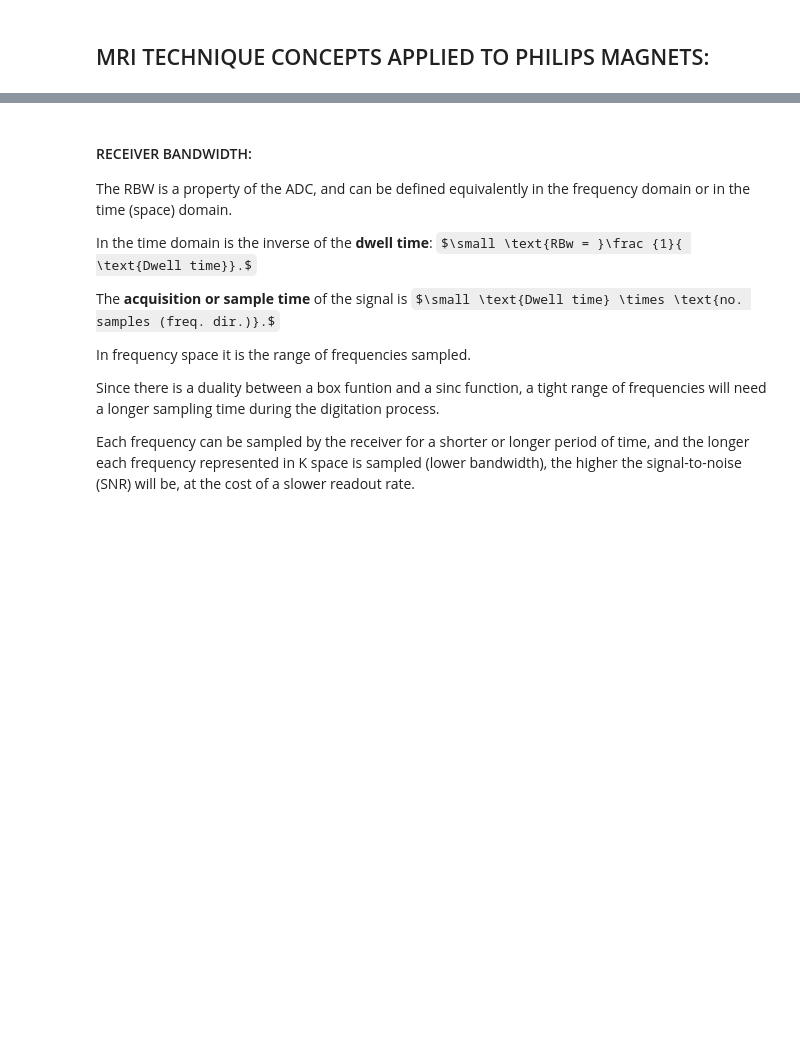
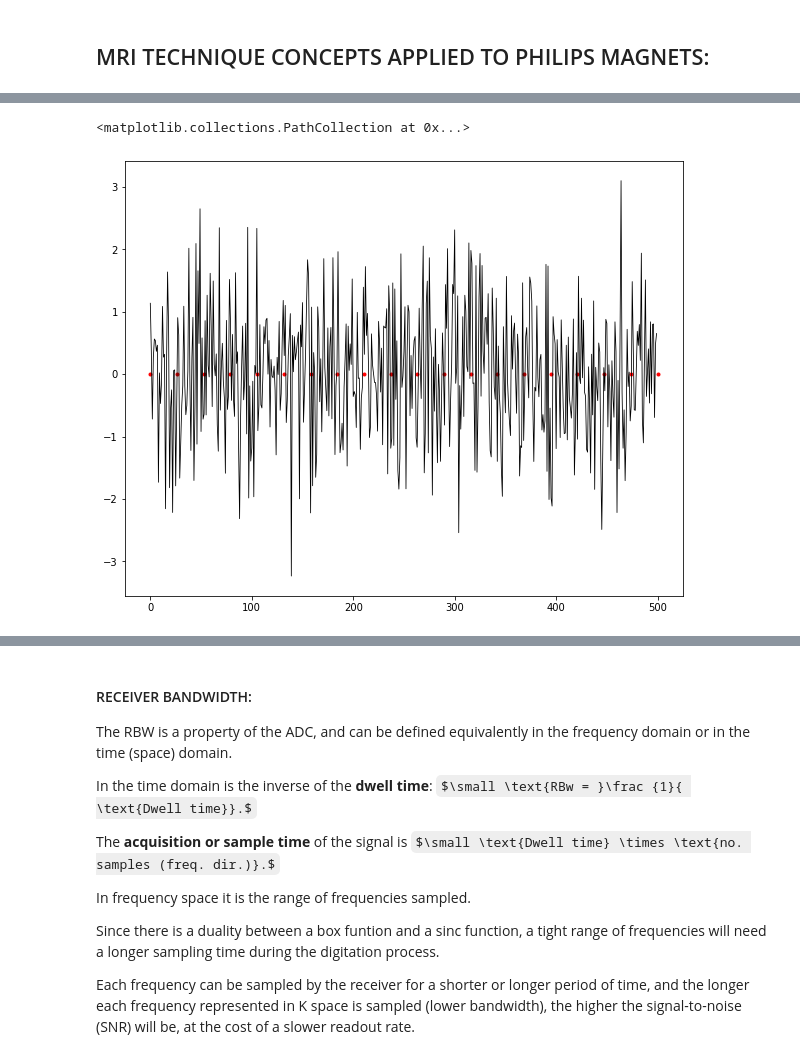
Before and after one commit to RInterested/MRI, a Jupyter notebook: MRI_Concepts.ipynb, the cells around one changed output, grey strips where cells are left out. Drawn from its saved outputs; the diff is of its cells as text; code cells hidden in the pictures; some formulas as TeX source; blank space fills up the shorter version.

```diff
--- a/MRI_Concepts.ipynb
+++ b/MRI_Concepts.ipynb
@@ -4,0 +90,18 @@
+# %%
+import numpy as np
+import matplotlib.pyplot as plt
+
+s = np.random.normal(0,1,500)
+x = np.arange(0,len(s))
+
+fig, ax = plt.subplots(1, figsize=(10,8))
+
+plt.plot(x,s, color='k', LineWidth=.8)
+
+x_vals = np.linspace(0,500,20)
+y_vals = [0] * len(x_vals)
+
+plt.scatter(x_vals,y_vals, marker='.',color='red')
+# %% [output]
+<matplotlib.collections.PathCollection at 0x...>
+[figure, added]
```
Also changed, not shown: parts of 26 cells of this notebook.
